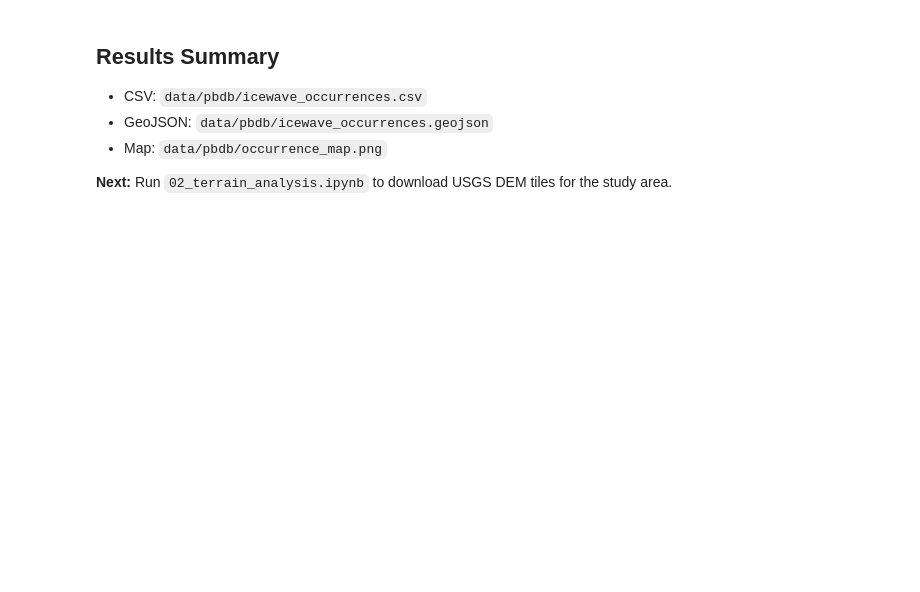
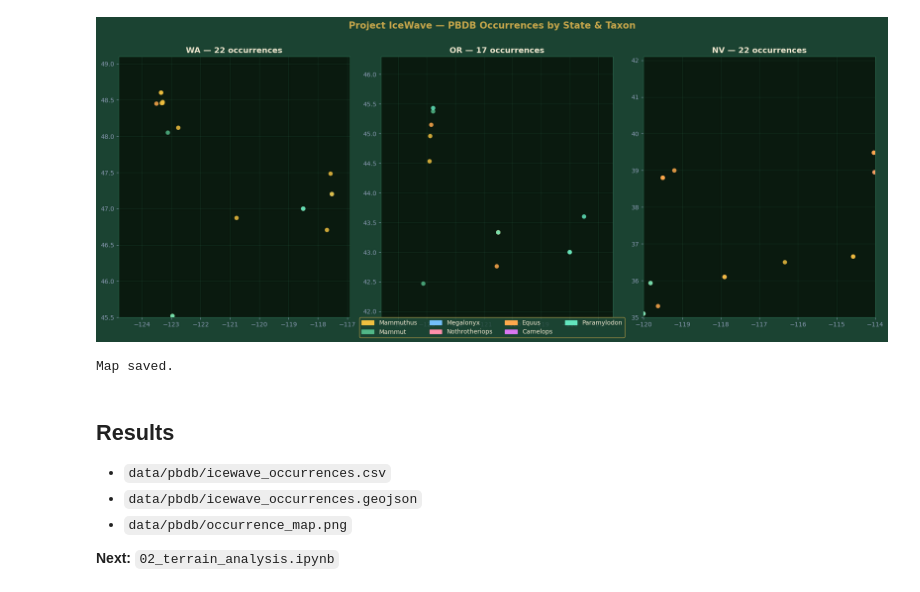
Before and after one commit to bdgroves/project_ice_wave, a Jupyter notebook: notebooks/01_pbdb_harvester.ipynb, the cells around one changed output. Saved outputs shown, nothing was run; the diff lists cells and outputs as text; code cells hidden in the pictures; blank space fills up the shorter version.

Commit message:
Add notebooks, PBDB data, flag, updated gitignore

```diff
--- a/notebooks/01_pbdb_harvester.ipynb
+++ b/notebooks/01_pbdb_harvester.ipynb
@@ -105,13 +165,54 @@ print(f'Saved CSV: {csv_path} ({len(df)} rows)')
 # %%
-# ── Build GeoJSON ─────────────────────────────────────────────────────────
-gdf = gpd.GeoDataFrame(
-    df,
-    geometry=[Point(row.longitude, row.latitude) for _, row in df.iterrows()],
-    crs='EPSG:4326'
-)
+# ── Summary map ───────────────────────────────────────────────────────────
+import matplotlib.pyplot as plt
+import matplotlib.patches as mpatches
 
-geojson_path = '../data/pbdb/icewave_occurrences.geojson'
-gdf.to_file(geojson_path, driver='GeoJSON')
-print(f'Saved GeoJSON: {geojson_path}')
-print(f'\nSample records:')
-print(gdf[['taxon_name','state','latitude','longitude','formation']].head(10).to_string())
+colors = {
+    'Mammuthus':      '#f0c040',
+    'Mammut':         '#52b788',
+    'Megalonyx':      '#74c0fc',
+    'Nothrotheriops': '#ff8fab',
+    'Equus':          '#ffa94d',
+    'Camelops':       '#da77f2',
+    'Paramylodon':    '#63e6be',
+}
+
+fig, axes = plt.subplots(1, 3, figsize=(18, 7))
+fig.patch.set_facecolor('#1b4332')
+
+states_info = [
+    ('WA', -124.8, -116.9, 45.5, 49.1),
+    ('OR', -124.6, -116.5, 41.9, 46.3),
+    ('NV', -120.0, -114.0, 35.0, 42.1),
+]
+
+for ax, (state, lngmin, lngmax, latmin, latmax) in zip(axes, states_info):
+    ax.set_facecolor('#0a1a0f')
+    sub = df[df['state'] == state]
+    for taxon, grp in sub.groupby('taxon_query'):
+        ax.scatter(grp['longitude'], grp['latitude'],
+                   c=colors.get(taxon, '#ffffff'), s=50, alpha=0.85,
+                   label=taxon, edgecolors='none', zorder=3)
+    ax.set_xlim(lngmin, lngmax)
+    ax.set_ylim(latmin, latmax)
+    ax.set_title(f'{state} — {len(sub)} occurrences',
+                 color='#f0e8d0', fontsize=13, fontweight='bold')
+    ax.tick_params(colors='#8b9bb4')
+    for spine in ax.spines.values():
+        spine.set_edgecolor('#2d6a4f')
+    ax.grid(True, color='#2d6a4f', linewidth=0.4, alpha=0.5)
+
+patches = [mpatches.Patch(color=c, label=t) for t, c in colors.items()]
+fig.legend(handles=patches, loc='lower center', ncol=4,
+           facecolor='#1b4332', edgecolor='#c9a84c',
+           labelcolor='#f0e8d0', fontsize=10, bbox_to_anchor=(0.5, -0.02))
+plt.suptitle('Project IceWave — PBDB Occurrences by State & Taxon',
+             color='#c9a84c', fontsize=15, fontweight='bold', y=1.01)
+plt.tight_layout()
+plt.savefig('../data/pbdb/occurrence_map.png', dpi=150,
+            bbox_inches='tight', facecolor='#1b4332')
+plt.show()
+print('Map saved.')
+# %% [output]
+[figure, added]
+Map saved.
@@ -170,7 +219,7 @@ print('Map saved.')
 # %% [markdown]
-## Results Summary
-- CSV: `data/pbdb/icewave_occurrences.csv`
-- GeoJSON: `data/pbdb/icewave_occurrences.geojson`
-- Map: `data/pbdb/occurrence_map.png`
+## Results
+- `data/pbdb/icewave_occurrences.csv`
+- `data/pbdb/icewave_occurrences.geojson`
+- `data/pbdb/occurrence_map.png`
 
-**Next:** Run `02_terrain_analysis.ipynb` to download USGS DEM tiles for the study area.
+**Next:** `02_terrain_analysis.ipynb`
```
Also changed, not shown: parts of 7 cells of this notebook, 5 other files.
